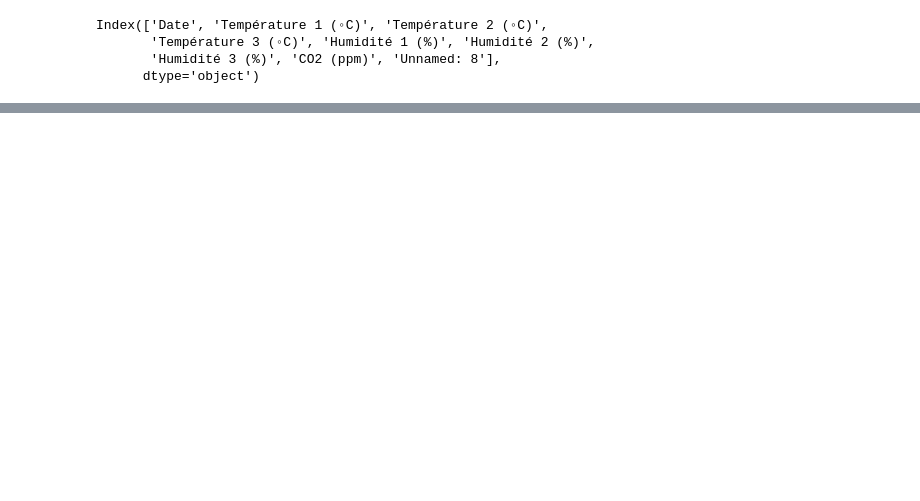
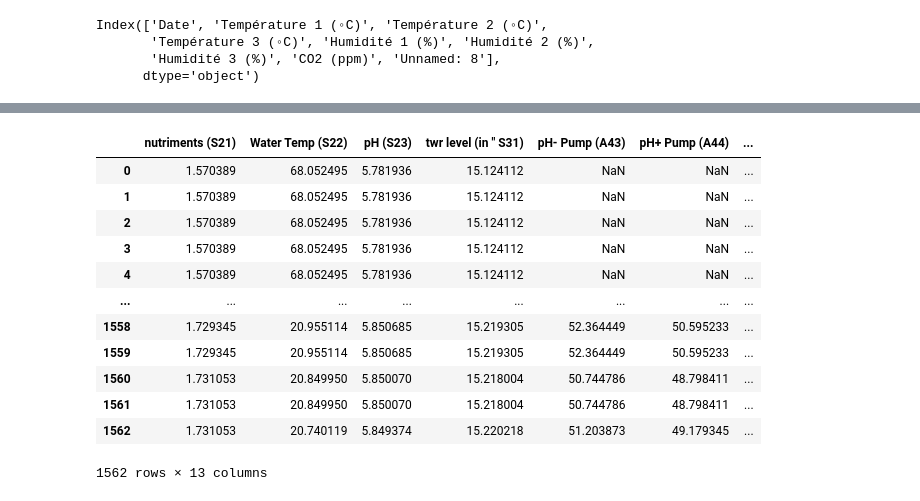
Before and after one commit to williamjwall/Aqua_verti_data, a Jupyter notebook: notebooks/EDA_farming.ipynb, the cells around one changed output, grey strips where cells are left out. Cells and saved outputs as stored; diff of their text form; code cells hidden in the pictures; blank space fills up the shorter version.

```diff
--- a/notebooks/EDA_farming.ipynb
+++ b/notebooks/EDA_farming.ipynb
@@ -191,0 +247,18 @@ memory usage: 32.1+ MB
+# %%
+dfXy_g1 = pd.concat([g1_X.reset_index(drop=True), group_1_harvest[436:].reset_index(drop=True)], axis=1)
+# %%
+dfXy_g1.dropna(axis=0, thresh=10)
+# %% [output]
+|  | nutriments (S21) | Water Temp (S22) | pH (S23) | twr level (in " S31) | pH- Pump (A43) | pH+ Pump (A44) | ... |
+| 0 | 1.570389 | 68.052495 | 5.781936 | 15.124112 | NaN | NaN | ... |
+| 1 | 1.570389 | 68.052495 | 5.781936 | 15.124112 | NaN | NaN | ... |
+| 2 | 1.570389 | 68.052495 | 5.781936 | 15.124112 | NaN | NaN | ... |
+| 3 | 1.570389 | 68.052495 | 5.781936 | 15.124112 | NaN | NaN | ... |
+| 4 | 1.570389 | 68.052495 | 5.781936 | 15.124112 | NaN | NaN | ... |
+| ... | ... | ... | ... | ... | ... | ... | ... |
+| 1558 | 1.729345 | 20.955114 | 5.850685 | 15.219305 | 52.364449 | 50.595233 | ... |
+| 1559 | 1.729345 | 20.955114 | 5.850685 | 15.219305 | 52.364449 | 50.595233 | ... |
+| 1560 | 1.731053 | 20.849950 | 5.850070 | 15.218004 | 50.744786 | 48.798411 | ... |
+| 1561 | 1.731053 | 20.849950 | 5.850070 | 15.218004 | 50.744786 | 48.798411 | ... |
+| 1562 | 1.731053 | 20.740119 | 5.849374 | 15.220218 | 51.203873 | 49.179345 | ... |
+1562 rows × 13 columns
```
Also changed, not shown: parts of 36 cells of this notebook.
